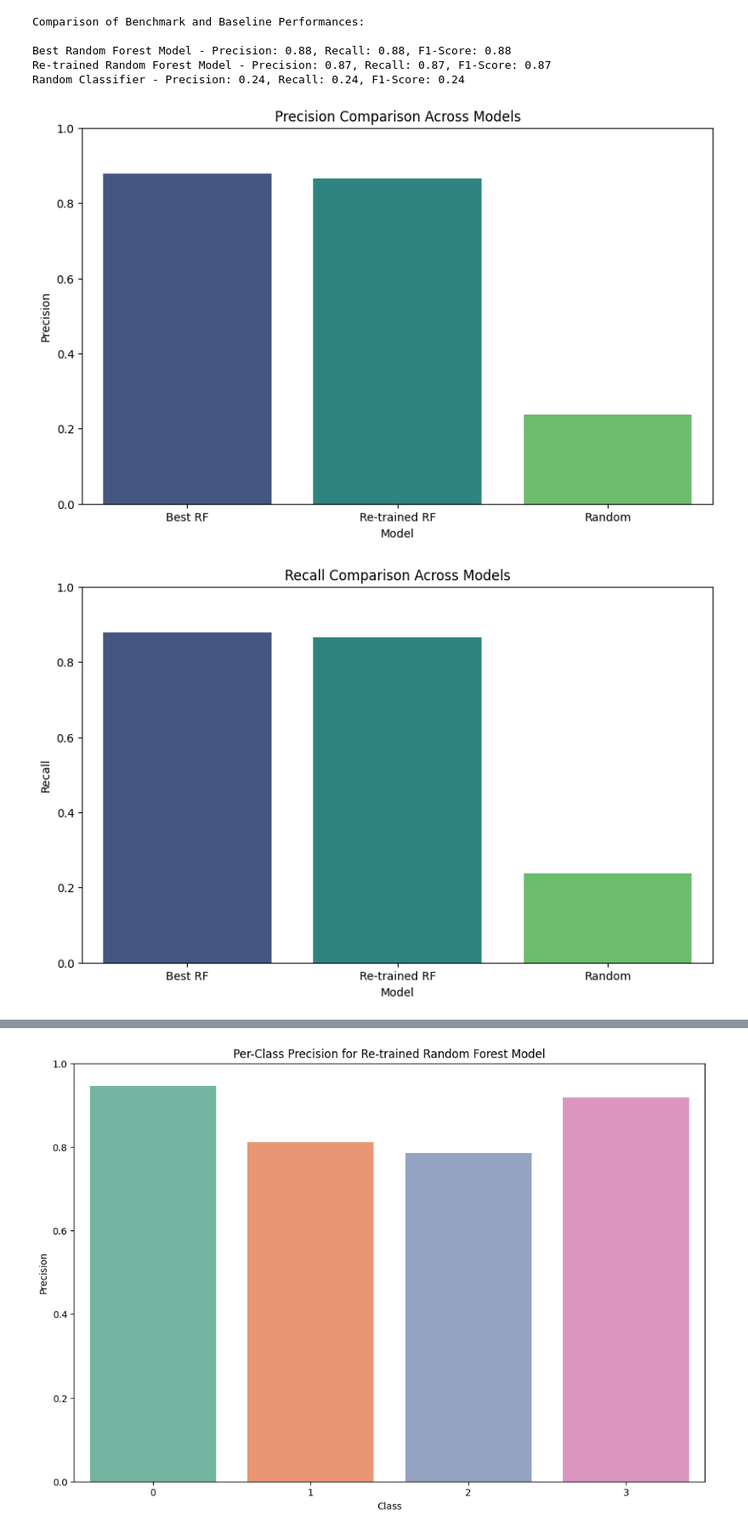
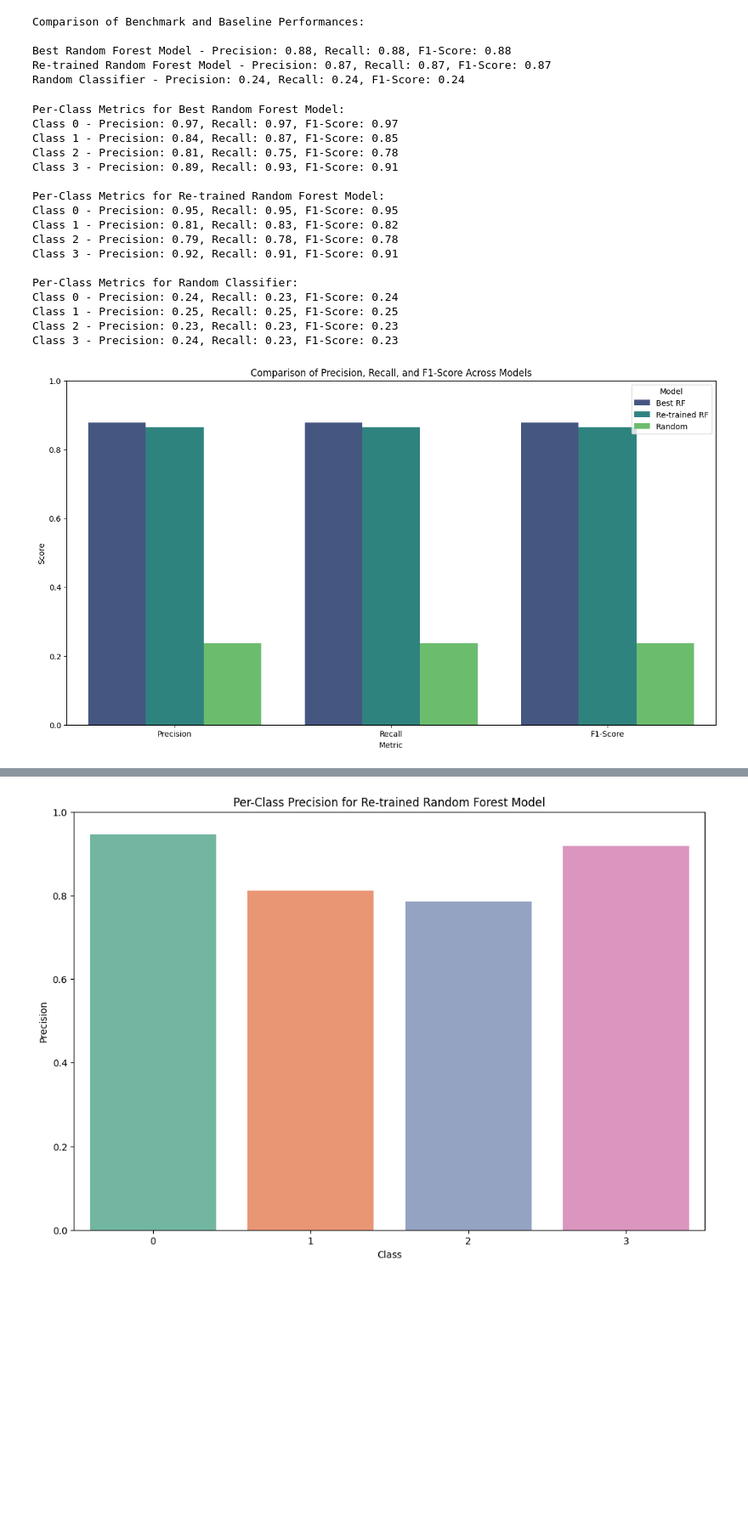
Before and after one commit to Emir515/Business-Intelligence-Assignment-2, a Jupyter notebook: BusinessIntelligence.ipynb, the cells around one changed output, grey strips where cells are left out. Shown at 85% size. Drawn from its saved outputs; the diff is of its cells as text; code cells hidden in the pictures; blank space fills up the shorter version.

```diff
--- a/BusinessIntelligence.ipynb
+++ b/BusinessIntelligence.ipynb
@@ -584,38 +585,57 @@ Comparison of Benchmark and Baseline Performances:
 Best Random Forest Model - Precision: 0.88, Recall: 0.88, F1-Score: 0.88
 Re-trained Random Forest Model - Precision: 0.87, Recall: 0.87, F1-Score: 0.87
 Random Classifier - Precision: 0.24, Recall: 0.24, F1-Score: 0.24
+# %%
+# REsults for per-class metrics for all models
+precision_rf_per_class, recall_rf_per_class, fscore_rf_per_class, _ = precision_recall_fscore_support(y_test, y_pred, average=None, labels=np.unique(y))
+print("\nPer-Class Metrics for Best Random Forest Model:")
+for idx, label in enumerate(np.unique(y)):
+    print(f"Class {label} - Precision: {precision_rf_per_class[idx]:.2f}, Recall: {recall_rf_per_class[idx]:.2f}, F1-Score: {fscore_rf_per_class[idx]:.2f}")
+
+precision_rf_full_per_class, recall_rf_full_per_class, fscore_rf_full_per_class, _ = precision_recall_fscore_support(y_test, y_pred_full, average=None, labels=np.unique(y))
+print("\nPer-Class Metrics for Re-trained Random Forest Model:")
+for idx, label in enumerate(np.unique(y)):
+    print(f"Class {label} - Precision: {precision_rf_full_per_class[idx]:.2f}, Recall: {recall_rf_full_per_class[idx]:.2f}, F1-Score: {fscore_rf_full_per_class[idx]:.2f}")
+
+precision_random_per_class, recall_random_per_class, fscore_random_per_class, _ = precision_recall_fscore_support(y_test, y_dummy_random, average=None, labels=np.unique(y))
+print("\nPer-Class Metrics for Random Classifier:")
+for idx, label in enumerate(np.unique(y)):
+    print(f"Class {label} - Precision: {precision_random_per_class[idx]:.2f}, Recall: {recall_random_per_class[idx]:.2f}, F1-Score: {fscore_random_per_class[idx]:.2f}")
+# %% [output]
+Per-Class Metrics for Best Random Forest Model:
+Class 0 - Precision: 0.97, Recall: 0.97, F1-Score: 0.97
+Class 1 - Precision: 0.84, Recall: 0.87, F1-Score: 0.85
+Class 2 - Precision: 0.81, Recall: 0.75, F1-Score: 0.78
+Class 3 - Precision: 0.89, Recall: 0.93, F1-Score: 0.91
+
+Per-Class Metrics for Re-trained Random Forest Model:
+Class 0 - Precision: 0.95, Recall: 0.95, F1-Score: 0.95
+Class 1 - Precision: 0.81, Recall: 0.83, F1-Score: 0.82
+Class 2 - Precision: 0.79, Recall: 0.78, F1-Score: 0.78
+Class 3 - Precision: 0.92, Recall: 0.91, F1-Score: 0.91
+
+Per-Class Metrics for Random Classifier:
+Class 0 - Precision: 0.24, Recall: 0.23, F1-Score: 0.24
+Class 1 - Precision: 0.25, Recall: 0.25, F1-Score: 0.25
+Class 2 - Precision: 0.23, Recall: 0.23, F1-Score: 0.23
+Class 3 - Precision: 0.24, Recall: 0.23, F1-Score: 0.23
 # %%
 metrics_data = {
     'Model': ['Best RF', 'Re-trained RF', 'Random'],
     'Precision': [precision_rf, precision_rf_full, precision_random],
     'Recall': [recall_rf, recall_rf_full, recall_random],
     'F1-Score': [fscore_rf, fscore_rf_full, fscore_random]
 }
 metrics_df = pd.DataFrame(metrics_data)
 
-plt.figure(figsize=(10, 6))
-sns.barplot(x='Model', y='Precision', hue='Model', data=metrics_df, palette='viridis', dodge=False)
-plt.title('Precision Comparison Across Models')
-plt.ylabel('Precision')
-plt.xlabel('Model')
+plt.figure(figsize=(15, 8))
+metrics_df_melted = pd.melt(metrics_df, id_vars='Model', value_vars=['Precision', 'Recall', 'F1-Score'], var_name='Metric', value_name='Score')
+sns.barplot(x='Metric', y='Score', hue='Model', data=metrics_df_melted, palette='viridis')
+plt.title('Comparison of Precision, Recall, and F1-Score Across Models')
+plt.ylabel('Score')
+plt.xlabel('Metric')
 plt.ylim(0, 1)
+plt.legend(title='Model')
 plt.show()
-
-plt.figure(figsize=(10, 6))
-sns.barplot(x='Model', y='Recall', hue='Model', data=metrics_df, palette='viridis', dodge=False)
-plt.title('Recall Comparison Across Models')
-plt.ylabel('Recall')
-plt.xlabel('Model')
-plt.ylim(0, 1)
-plt.show()
-
-plt.figure(figsize=(10, 6))
-sns.barplot(x='Model', y='F1-Score', hue='Model', data=metrics_df, palette='viridis', dodge=False)
-plt.title('F1-Score Comparison Across Models')
-plt.ylabel('F1-Score')
-plt.xlabel('Model')
-plt.ylim(0, 1)
-plt.show()
 # %% [output]
-[figure, old version]
+[figure, new version]
-[figure, removed]
```
Also changed, not shown: parts of 4 cells of this notebook.
